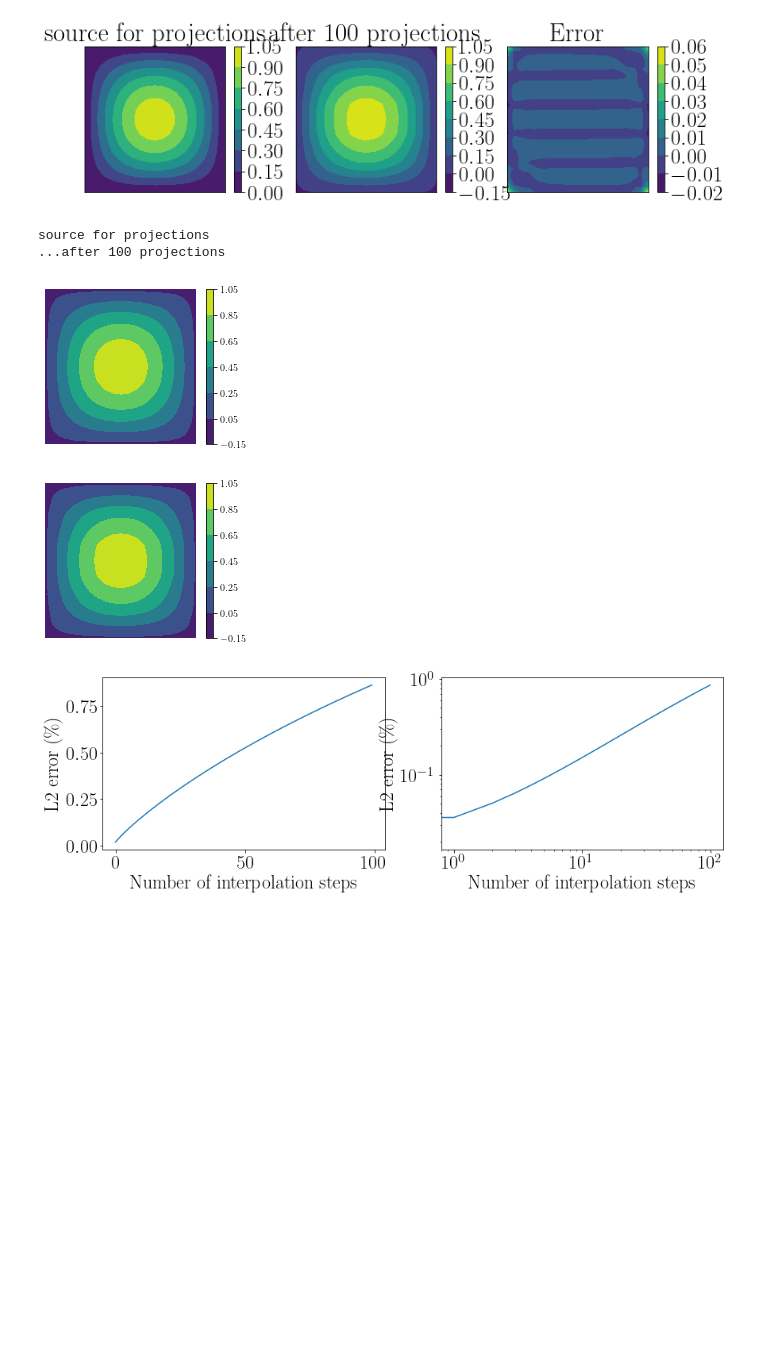
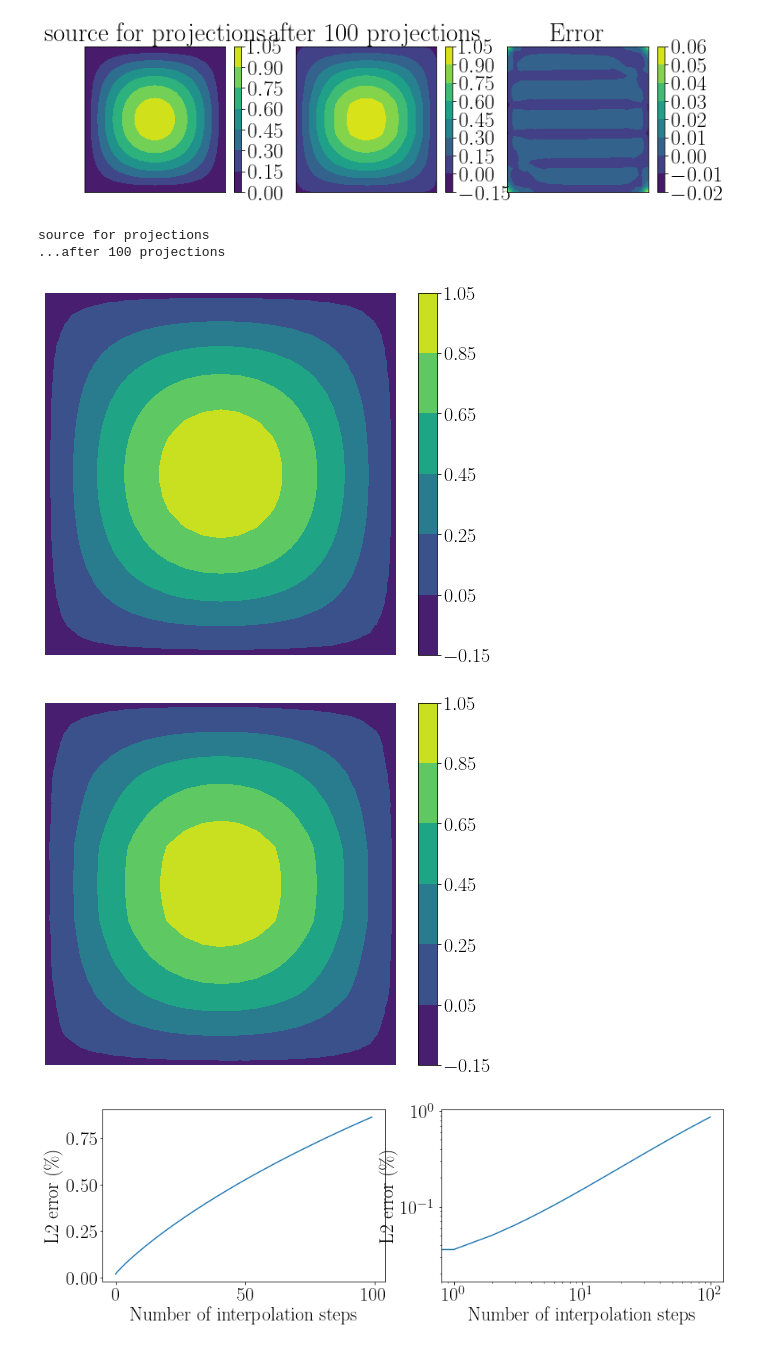
Before and after one commit to jwallwork23/adapt_utils_notebooks, a Jupyter notebook: interpolation/01-supermesh-by-hand.ipynb, the cells around one changed output. Drawn from its saved outputs; the diff is of its cells as text; code cells hidden in the pictures; blank space fills up the shorter version.

Commit message:
interpolation: plotting

```diff
--- a/interpolation/01-supermesh-by-hand.ipynb
+++ b/interpolation/01-supermesh-by-hand.ipynb
@@ -222,17 +221,17 @@ Relative mass error = 0.00%
 [figure]
 # %%
 for f in (s_init, s):
-    fig, axes = plt.subplots(figsize=(3.5, 3))
+    fig, axes = plt.subplots(figsize=(7, 6))
     cbar = fig.colorbar(tricontourf(f, axes=axes, levels=np.linspace(-0.15, 1.05, 7)), ax=axes)
-    cbar.ax.tick_params(labelsize=10)
+    cbar.ax.tick_params(labelsize=20)
     axes.axis(False)
     print(f.dat.name)
     savefig("_".join(f.dat.name.split()), "plots", ["jpg"])
 # %% [output]
 source for projections
 ...after 100 projections
-[figure, old version]
+[figure, new version]
-[figure, old version]
+[figure, new version]
 # %%
 fig, axes = plt.subplots(1, 2, figsize=(14, 4))
 axes[0].plot(100*np.array(l2_error));
```
Also changed, not shown: parts of 3 cells of this notebook, 1 other file.
